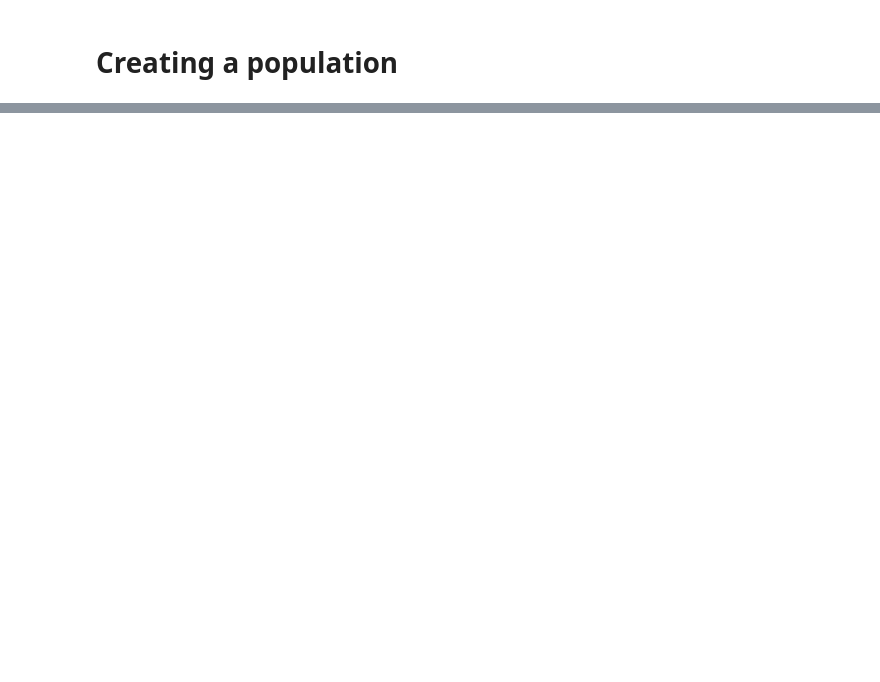
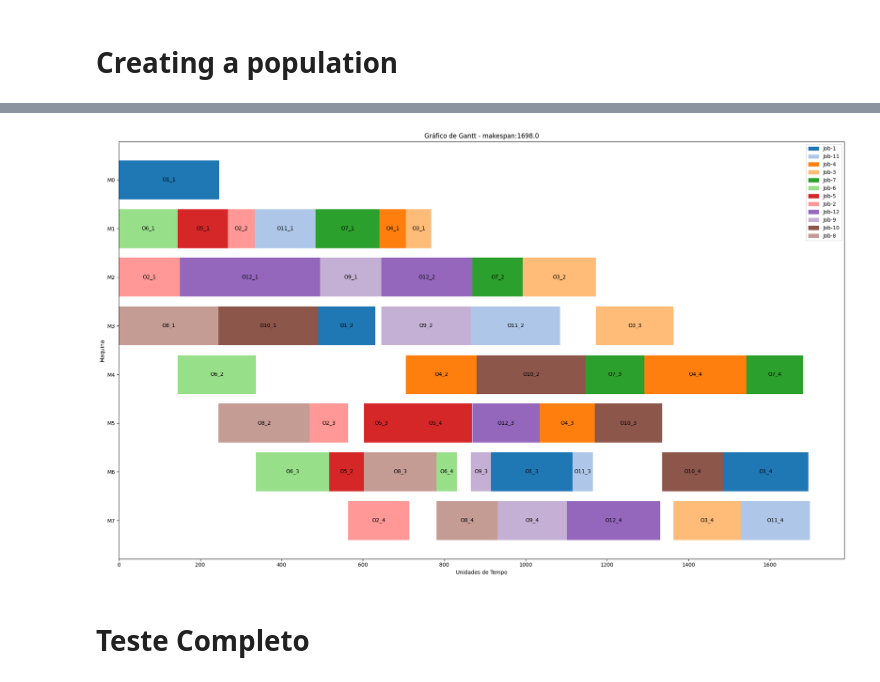
Before and after one commit to FabioMMaia/fjsp_genetic_tabu, a Jupyter notebook: Pipeline.ipynb, the cells around one changed output, grey strips where cells are left out. Cells and saved outputs as stored; diff of their text form; code cells hidden in the pictures; blank space fills up the shorter version.

```diff
--- a/Pipeline.ipynb
+++ b/Pipeline.ipynb
@@ -77,3 +81,9 @@ pop.selection()[0].show_output()
+# %%
+pop.best_chromossome.show_output()
+# %% [output]
+[figure, added]
+# %% [markdown]
+# Teste Completo
 # %%
 machines = dt_times.columns[dt_times.columns.str.startswith('M')].tolist()
 pop = genetic_fjsp.Population(dt_times, machines, Popsize=400, maxGen=200)
```
Also changed, not shown: parts of 10 cells of this notebook, 1 other file.
